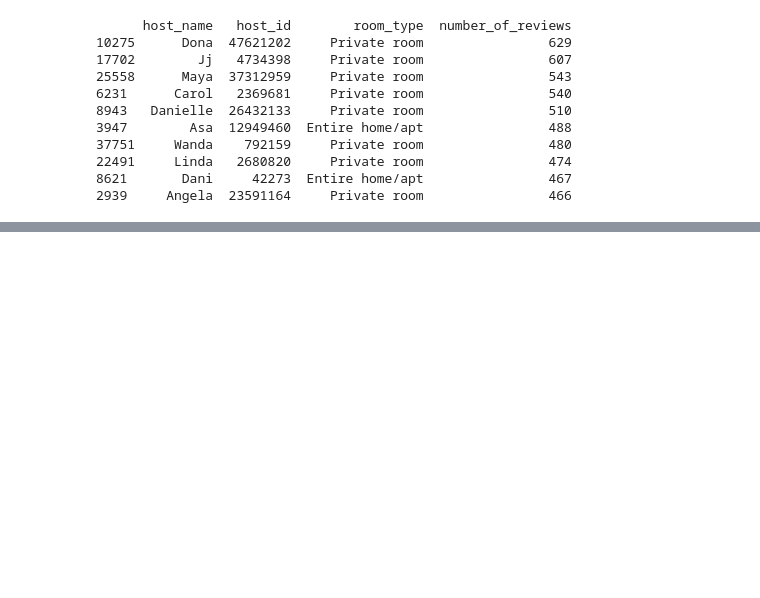
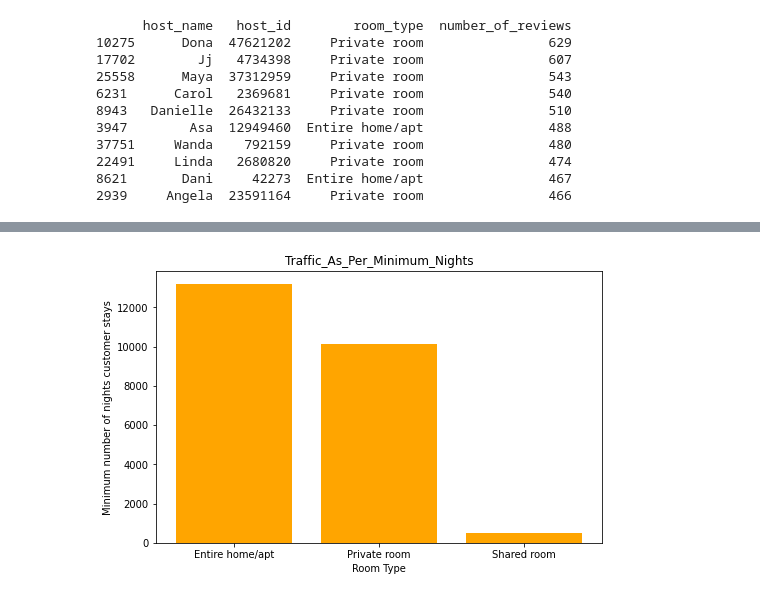
Before and after one commit to AshutoshKumarDubey/EDA_Capstone_Project_Airbnb, a Jupyter notebook: EDA_Airbnb_Bookings_Analysis_By_Ashutosh_Kumar_Dubey.ipynb, the cells around one changed output, grey strips where cells are left out. Cells and saved outputs as stored; diff of their text form; code cells hidden in the pictures; blank space fills up the shorter version.

```diff
--- a/EDA_Airbnb_Bookings_Analysis_By_Ashutosh_Kumar_Dubey.ipynb
+++ b/EDA_Airbnb_Bookings_Analysis_By_Ashutosh_Kumar_Dubey.ipynb
@@ -497,0 +527,6 @@ print(Busiest_Hosts_Basis_Reviews)
+# %%
+#Traffic can be analysed by the minimum nights they prefer to stayy in the neighbourhood
+#So, we'll split the neighbourhood group and room type on the basis of minimum nights they spend.
+Traffic_As_Per_Minimum_Nights = df.groupby(['neighbourhood_group','room_type'])['minimum_nights'].count().reset_index()
+Traffic_As_Per_Minimum_Nights = Traffic_As_Per_Minimum_Nights.sort_values(by='minimum_nights', ascending=False)
+print(Traffic_As_Per_Minimum_Nights)
@@ -497,0 +550,13 @@ print(Busiest_Hosts_Basis_Reviews)
+# %%
+#Plotting minimum_nights for different room types across all neighbourhood groups.
+Room_Type = Traffic_As_Per_Minimum_Nights['room_type']
+Nights_Stayed = Traffic_As_Per_Minimum_Nights['minimum_nights']
+fig = plt.figure(figsize = (8, 5))
+# Creating the bar plot
+plt.bar(Room_Type, Nights_Stayed, color ='orange')
+plt.xlabel("Room Type")
+plt.ylabel("Minimum number of nights customer stays")
+plt.title("Traffic_As_Per_Minimum_Nights")
+plt.show()
+# %% [output]
+[figure, added]
```
Also changed, not shown: parts of 14 cells of this notebook.
